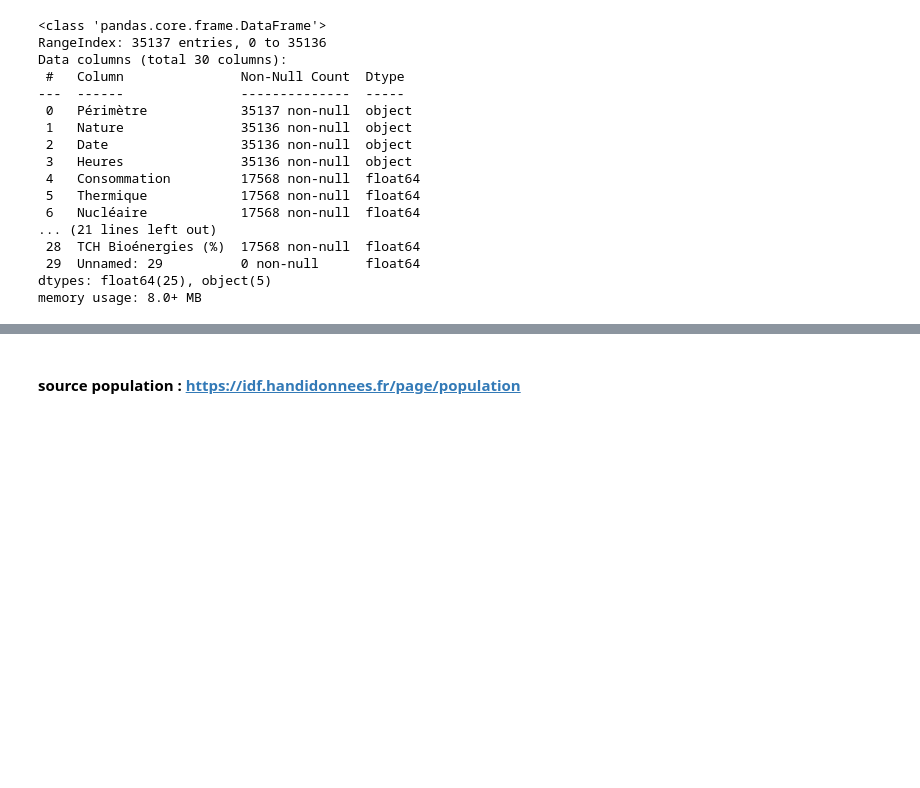
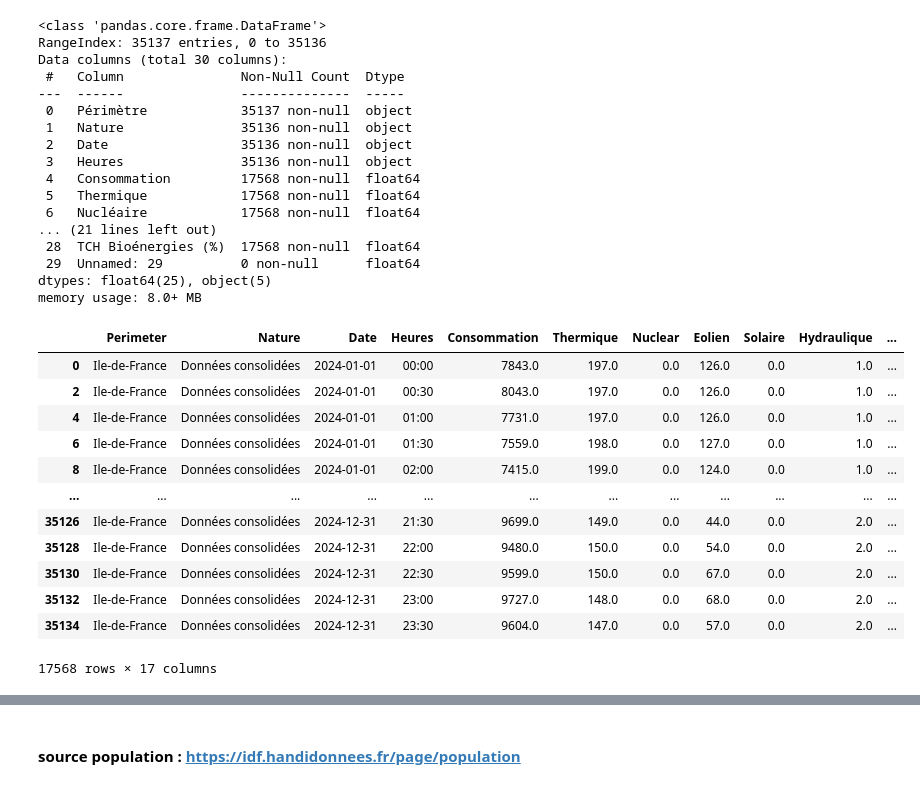
Before and after one commit to bunrong33/Python_Project_2A, a Jupyter notebook: data/test.ipynb, the cells around one changed output, grey strips where cells are left out. Cells and saved outputs as stored; diff of their text form; code cells hidden in the pictures; blank space fills up the shorter version.

```diff
--- a/data/test.ipynb
+++ b/data/test.ipynb
@@ -130,10 +127,11 @@ Index(['Périmètre', 'Nature', 'Date', 'Heures', 'Consommation', 'Thermique',
 feature_ele = ['Périmètre', 'Nature', 'Date', 'Heures', 'Consommation', 'Thermique',
        'Nucléaire', 'Eolien', 'Solaire', 'Hydraulique', 'Pompage',
        'Bioénergies', 'Stockage batterie', 'Déstockage batterie',
-       'Eolien terrestre', 'Eolien offshore', 'Ech. physiques',
-       'TCO Thermique (%)', 'TCH Thermique (%)', 'TCO Nucléaire (%)',
-       'TCH Nucléaire (%)', 'TCO Eolien (%)', 'TCH Eolien (%)',
-       'TCO Solaire (%)', 'TCH Solaire (%)', 'TCO Hydraulique (%)',
-       'TCH Hydraulique (%)', 'TCO Bioénergies (%)', 'TCH Bioénergies (%)']
+       'Eolien terrestre', 'Eolien offshore', 'Ech. physiques']
 df_ele = ele[feature_ele]
+
+# TCO Thermique (%)', 'TCH Thermique (%)', 'TCO Nucléaire (%)'
+#        , 'TCO Eolien (%)', 'TCH Eolien (%)',
+#        'TCO Solaire (%)', 'TCH Solaire (%)', 'TCO Hydraulique (%)',
+#        'TCH Hydraulique (%)', 'TCO Bioénergies (%)', 'TCH Bioénergies (%)'
 # %%
@@ -186,3 +170,19 @@ ele = ele.rename(columns = {"Périmètre":"Perimeter",
                             "TCH Nucléaire (%)":"TCH Nuclear",
                             "TCO Bioénergies (%)":"TCO Bioenergies (%)",
                             "TCH Bioénergies(%)":"TCh Bioenergies (%)"})
+# %%
+ele
+# %% [output]
+|  | Perimeter | Nature | Date | Heures | Consommation | Thermique | Nuclear | Eolien | Solaire | Hydraulique | ... |
+| 0 | Ile-de-France | Données consolidées | 2024-01-01 | 00:00 | 7843.0 | 197.0 | 0.0 | 126.0 | 0.0 | 1.0 | ... |
+| 2 | Ile-de-France | Données consolidées | 2024-01-01 | 00:30 | 8043.0 | 197.0 | 0.0 | 126.0 | 0.0 | 1.0 | ... |
+| 4 | Ile-de-France | Données consolidées | 2024-01-01 | 01:00 | 7731.0 | 197.0 | 0.0 | 126.0 | 0.0 | 1.0 | ... |
+| 6 | Ile-de-France | Données consolidées | 2024-01-01 | 01:30 | 7559.0 | 198.0 | 0.0 | 127.0 | 0.0 | 1.0 | ... |
+| 8 | Ile-de-France | Données consolidées | 2024-01-01 | 02:00 | 7415.0 | 199.0 | 0.0 | 124.0 | 0.0 | 1.0 | ... |
+| ... | ... | ... | ... | ... | ... | ... | ... | ... | ... | ... | ... |
+| 35126 | Ile-de-France | Données consolidées | 2024-12-31 | 21:30 | 9699.0 | 149.0 | 0.0 | 44.0 | 0.0 | 2.0 | ... |
+| 35128 | Ile-de-France | Données consolidées | 2024-12-31 | 22:00 | 9480.0 | 150.0 | 0.0 | 54.0 | 0.0 | 2.0 | ... |
+| 35130 | Ile-de-France | Données consolidées | 2024-12-31 | 22:30 | 9599.0 | 150.0 | 0.0 | 67.0 | 0.0 | 2.0 | ... |
+| 35132 | Ile-de-France | Données consolidées | 2024-12-31 | 23:00 | 9727.0 | 148.0 | 0.0 | 68.0 | 0.0 | 2.0 | ... |
+| 35134 | Ile-de-France | Données consolidées | 2024-12-31 | 23:30 | 9604.0 | 147.0 | 0.0 | 57.0 | 0.0 | 2.0 | ... |
+17568 rows × 17 columns
```
Also changed, not shown: parts of 12 cells of this notebook.
